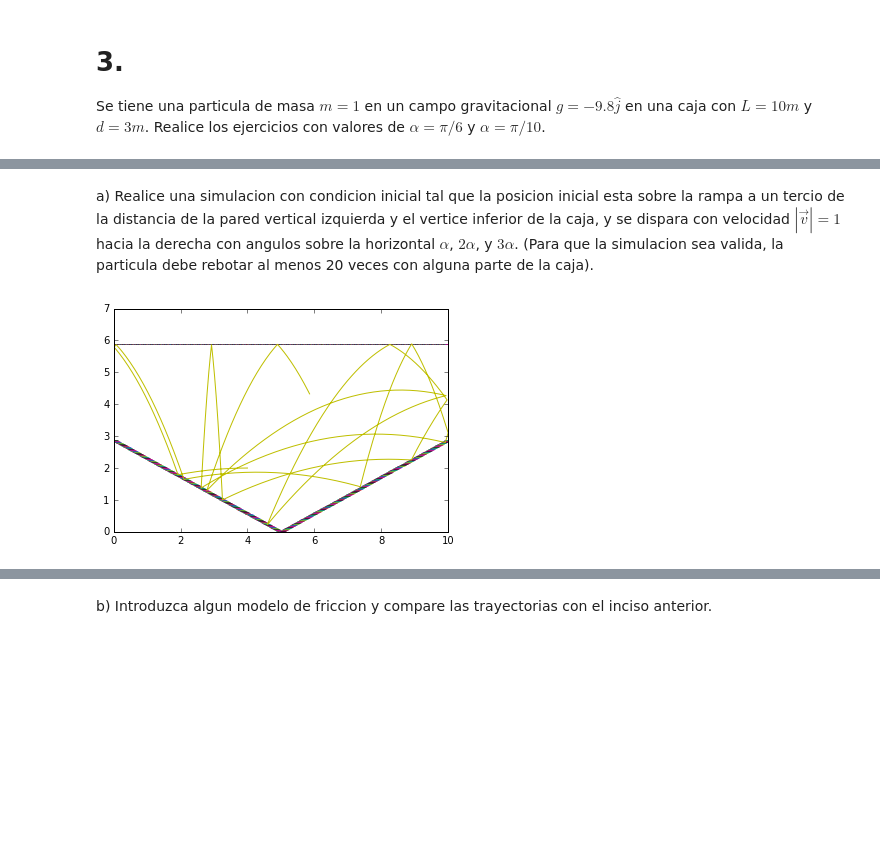
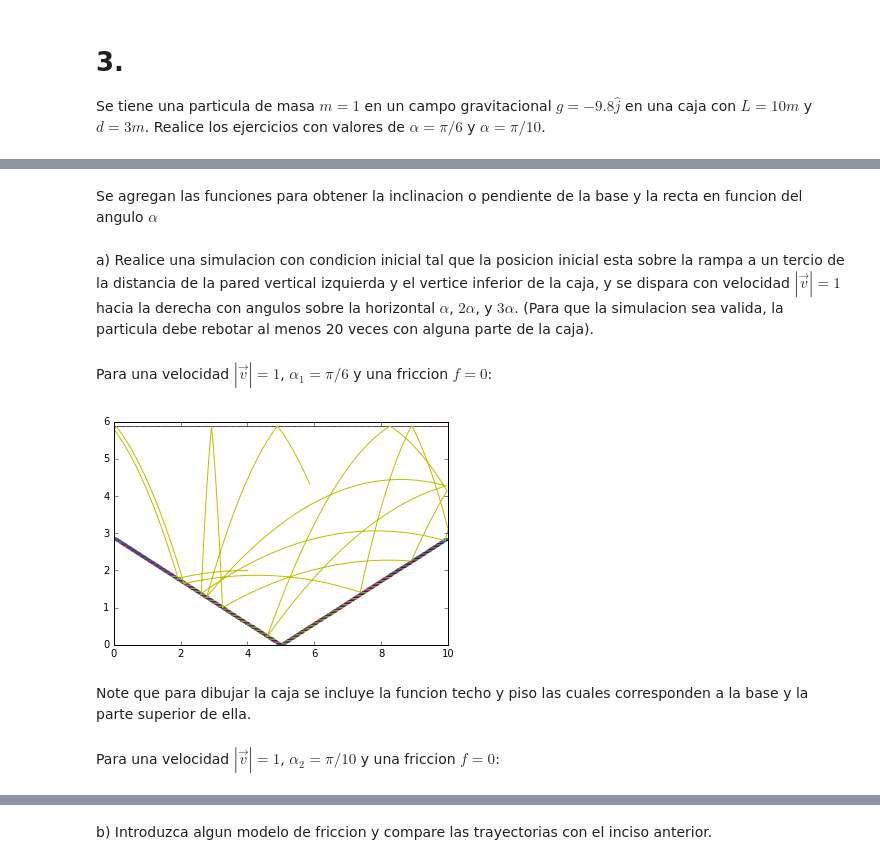
Before and after one commit to adriross/Tareas, a Jupyter notebook: TareaExamen1.ipynb, the cells around one changed output, grey strips where cells are left out. Cells and saved outputs as stored; diff of their text form; code cells hidden in the pictures; blank space fills up the shorter version.

```diff
--- a/TareaExamen1.ipynb
+++ b/TareaExamen1.ipynb
@@ -161,6 +165,8 @@ def mov(alpha,beta,N,fricc):
             trayectoria[i+1,:] = p
             r +=1
     return trayectoria[:,0],trayectoria[:,1],trayectoria[:,2],trayectoria[:,3]
+# %% [markdown]
+Se agregan las funciones para obtener la inclinacion o pendiente de la base y la recta en funcion del angulo $\alpha$
 # %%
 def inc(omega):
     m= -tan(omega)
@@ -174,6 +180,8 @@ def f(x,omega,h):
 # %% [markdown]
 a) Realice una simulacion con condicion inicial tal que la posicion inicial esta sobre la rampa a un tercio de la distancia de la pared vertical izquierda y el vertice inferior de la caja, y se dispara con velocidad $|\vec{v}|=1$
 hacia la derecha con angulos sobre la horizontal $\alpha$, $2\alpha$, y $3\alpha$. (Para que la simulacion sea valida, la particula debe rebotar al menos 20 veces con alguna parte de la caja).
+# %% [markdown]
+Para una velocidad $|\vec{v}|=1$, $\alpha_1=\pi / 6$ y una friccion $f=0$:
 # %%
 fricc = 0
 r = 0
@@ -205,36 +213,38 @@ for i in range(N-1):
         p = rebote(trayectoria[i,:],mi_dt,fricc)
         trayectoria[i+1,:] = p
         r +=1
     if sol_dt[-1,:][0] < 0:
         p = rerebote(trayectoria[i,:],mi_dt,fricc)
         trayectoria[i+1,:] = p
         r +=1
 
 omega=a1
 p=arange(0,10,0.01)
 x,y=5./3,tan(omega)*(5-(5./3))
 
 x_v,y_v=cos(omega),sin(omega)
 
 def techo(x):
     return (tan(omega)*5+3)
 def piso(x):
     if 0<= x <=5:
         return (-tan(omega)*x)+(tan(omega)*5)
     else:
         return (tan(omega)*x)-(tan(omega)*5)
 for n in p:
     plot(n,piso(n),'_')
     plot(n,techo(n),'_')
 
 x=linspace(0,5)
 y=linspace(5,10)
 plot(trayectoria[:,0],trayectoria[:,1],'-')
-ylim(0,7)
-                                                      # y el plano donde rebota la pelota
 show()
 # %% [output]
-[figure, old version]
+[figure, new version]
+# %% [markdown]
+Note que para dibujar la caja se incluye la funcion techo y piso las cuales corresponden a la base y la parte superior de ella.
+# %% [markdown]
+Para una velocidad $|\vec{v}|=1$, $\alpha_2=\pi / 10$ y una friccion $f=0$:
 # %%
 fricc = 0
 r = 0
```
Also changed, not shown: parts of 133 cells of this notebook.
